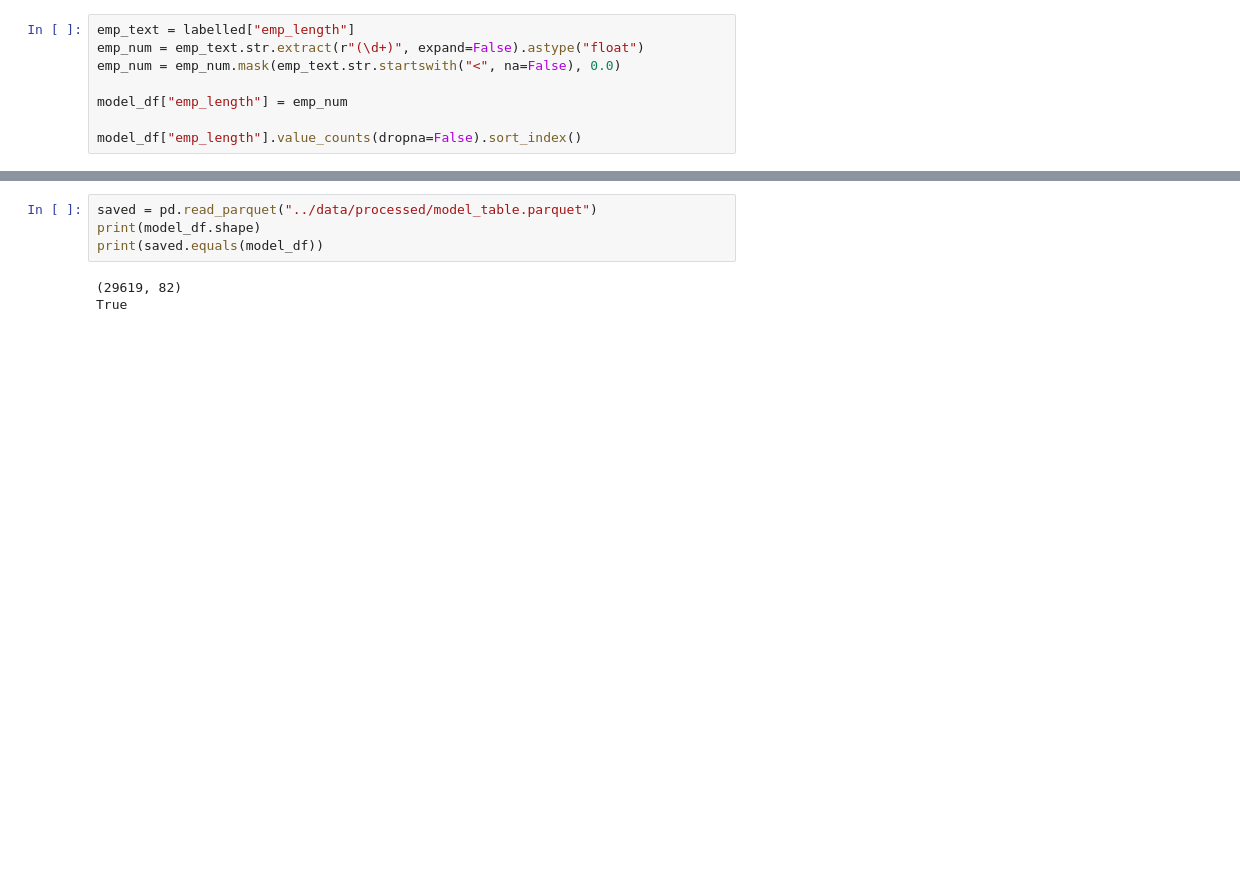
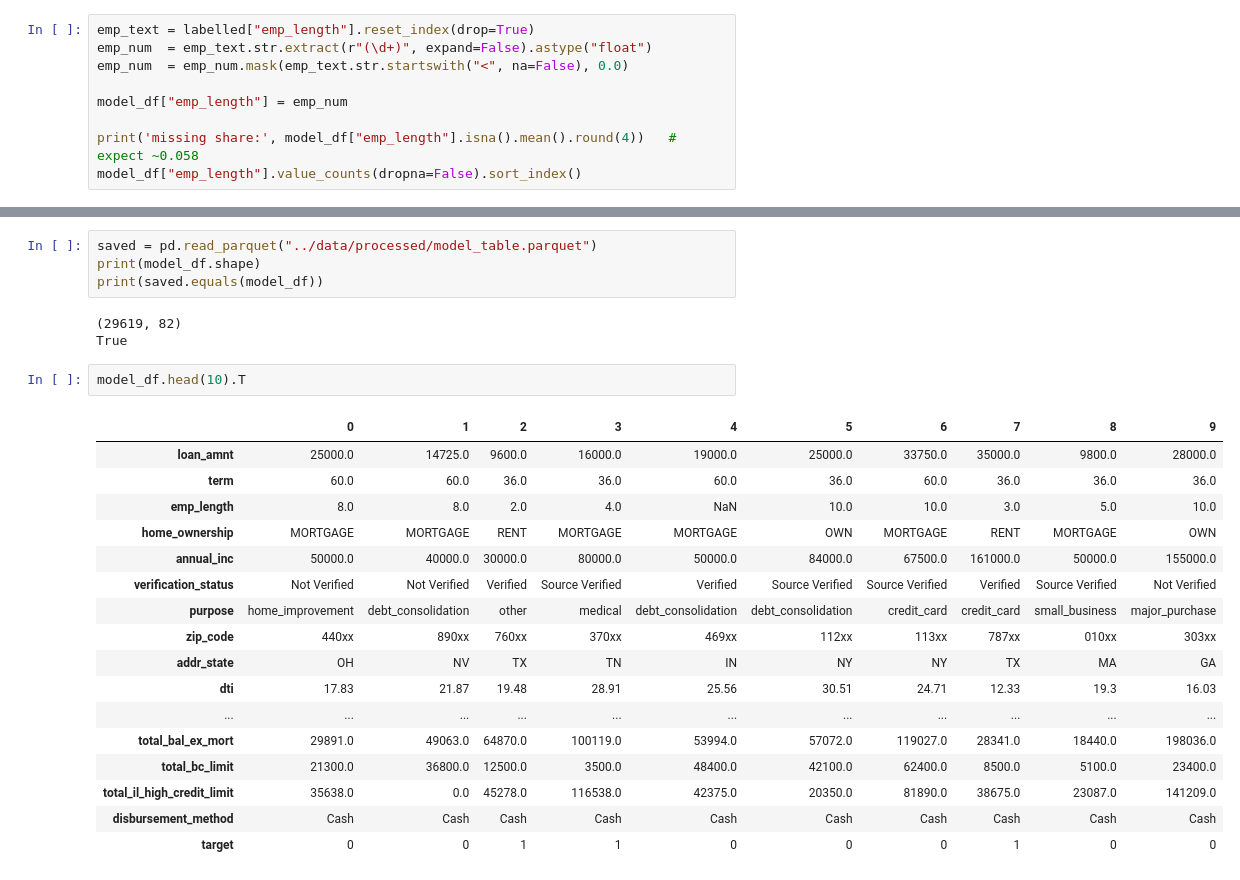
Before and after one commit to Mehdi-mo/credit-risk-engine, a Jupyter notebook: notebooks/02_clean_and_explore.ipynb, the cells around one changed output, grey strips where cells are left out. Cells and saved outputs as stored; diff of their text form; blank space fills up the shorter version.

```diff
--- a/notebooks/02_clean_and_explore.ipynb
+++ b/notebooks/02_clean_and_explore.ipynb
@@ -397,11 +397,12 @@ model_df[["annual_inc", "dti", "revol_util", "fico_range_low", "term", "emp_leng
 | term | 29619.0 | 41.898106 | 10.332981 | 36.0 | 36.0 | 36.00 | 36.00 | 60.0 |
 | emp_length | 27901.0 | 6.065338 | 3.569373 | 1.0 | 2.0 | 6.00 | 10.00 | 10.0 |
 # %%
-emp_text = labelled["emp_length"]
-emp_num = emp_text.str.extract(r"(\d+)", expand=False).astype("float")
-emp_num = emp_num.mask(emp_text.str.startswith("<", na=False), 0.0)
+emp_text = labelled["emp_length"].reset_index(drop=True)
+emp_num  = emp_text.str.extract(r"(\d+)", expand=False).astype("float")
+emp_num  = emp_num.mask(emp_text.str.startswith("<", na=False), 0.0)
 
 model_df["emp_length"] = emp_num
 
+print('missing share:', model_df["emp_length"].isna().mean().round(4))   # expect ~0.058
 model_df["emp_length"].value_counts(dropna=False).sort_index()
 # %% [output]
@@ -536,3 +538,23 @@ print(saved.equals(model_df))
 # %% [output]
 (29619, 82)
 True
+# %%
+model_df.head(10).T
+# %% [output]
+|  | 0 | 1 | 2 | 3 | 4 | 5 | 6 | 7 | 8 | 9 |
+| loan_amnt | 25000.0 | 14725.0 | 9600.0 | 16000.0 | 19000.0 | 25000.0 | 33750.0 | 35000.0 | 9800.0 | 28000.0 |
+| term | 60.0 | 60.0 | 36.0 | 36.0 | 60.0 | 36.0 | 60.0 | 36.0 | 36.0 | 36.0 |
+| emp_length | 8.0 | 8.0 | 2.0 | 4.0 | NaN | 10.0 | 10.0 | 3.0 | 5.0 | 10.0 |
+| home_ownership | MORTGAGE | MORTGAGE | RENT | MORTGAGE | MORTGAGE | OWN | MORTGAGE | RENT | MORTGAGE | OWN |
+| annual_inc | 50000.0 | 40000.0 | 30000.0 | 80000.0 | 50000.0 | 84000.0 | 67500.0 | 161000.0 | 50000.0 | 155000.0 |
+| verification_status | Not Verified | Not Verified | Verified | Source Verified | Verified | Source Verified | Source Verified | Verified | Source Verified | Not Verified |
+| purpose | home_improvement | debt_consolidation | other | medical | debt_consolidation | debt_consolidation | credit_card | credit_card | small_business | major_purchase |
+| zip_code | 440xx | 890xx | 760xx | 370xx | 469xx | 112xx | 113xx | 787xx | 010xx | 303xx |
+| addr_state | OH | NV | TX | TN | IN | NY | NY | TX | MA | GA |
+| dti | 17.83 | 21.87 | 19.48 | 28.91 | 25.56 | 30.51 | 24.71 | 12.33 | 19.3 | 16.03 |
+| ... | ... | ... | ... | ... | ... | ... | ... | ... | ... | ... |
+| total_bal_ex_mort | 29891.0 | 49063.0 | 64870.0 | 100119.0 | 53994.0 | 57072.0 | 119027.0 | 28341.0 | 18440.0 | 198036.0 |
+| total_bc_limit | 21300.0 | 36800.0 | 12500.0 | 3500.0 | 48400.0 | 42100.0 | 62400.0 | 8500.0 | 5100.0 | 23400.0 |
+| total_il_high_credit_limit | 35638.0 | 0.0 | 45278.0 | 116538.0 | 42375.0 | 20350.0 | 81890.0 | 38675.0 | 23087.0 | 141209.0 |
+| disbursement_method | Cash | Cash | Cash | Cash | Cash | Cash | Cash | Cash | Cash | Cash |
+| target | 0 | 0 | 1 | 1 | 0 | 0 | 0 | 1 | 0 | 0 |
```
Also changed, not shown: parts of 7 cells of this notebook, 5 other files.
